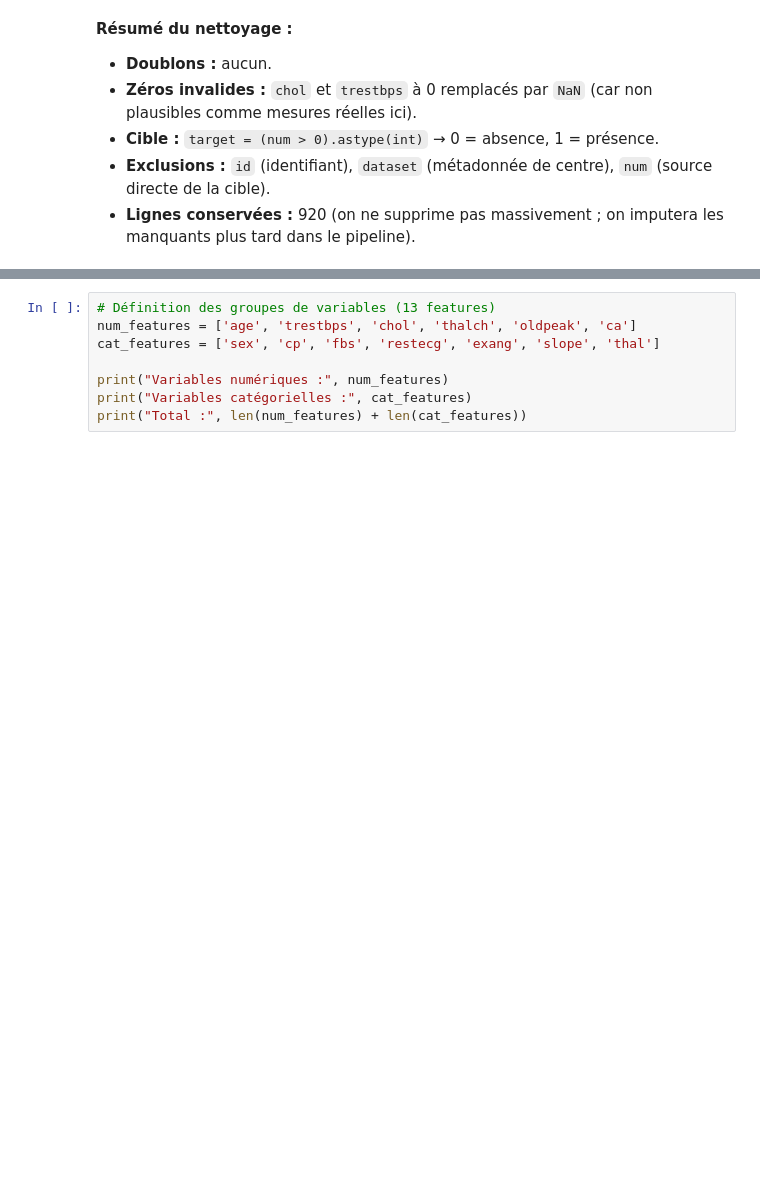
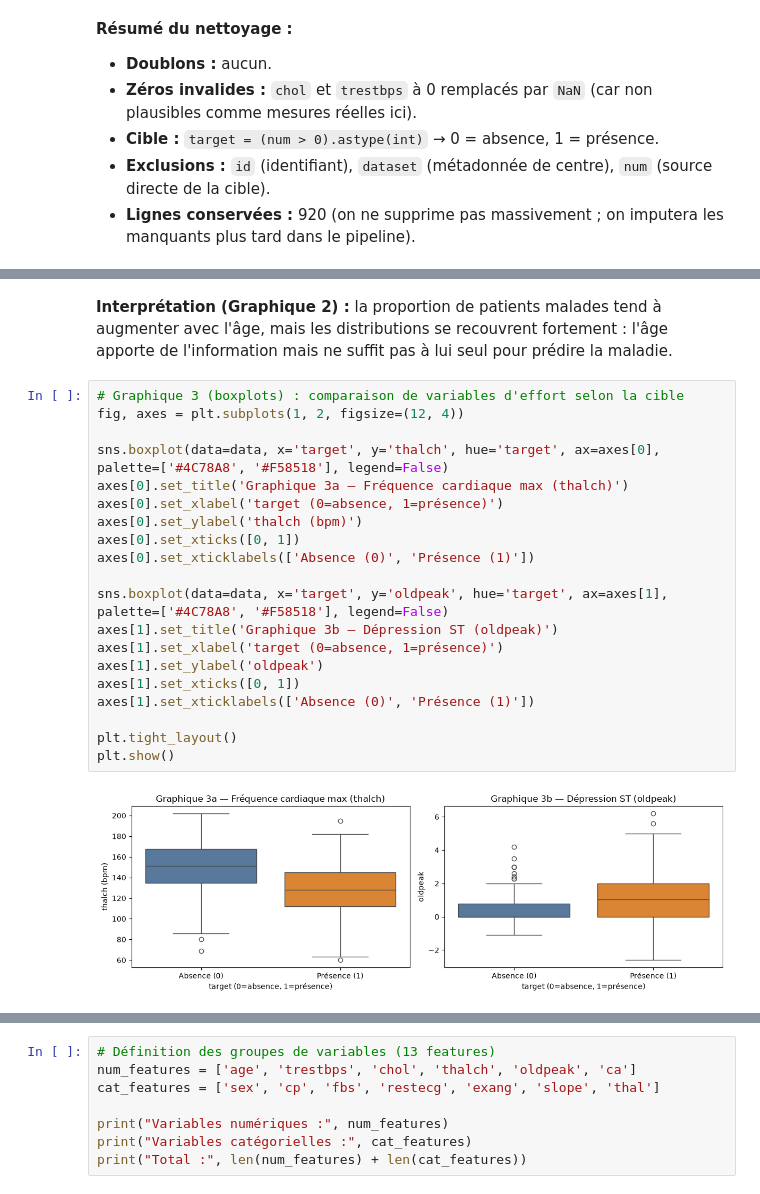
Before and after one commit to bennoomenfaker/cardiorisk-studio, a Jupyter notebook: heart_disease_project_organized.ipynb, the cells around one changed output, grey strips where cells are left out. Saved outputs shown, nothing was run; the diff lists cells and outputs as text; blank space fills up the shorter version.

```diff
--- a/heart_disease_project_organized.ipynb
+++ b/heart_disease_project_organized.ipynb
@@ -584,0 +618,24 @@ Pourquoi exclure 'num' ? Parce que 'num' sert à construire 'target'. L'utiliser
+# %% [markdown]
+**Interprétation (Graphique 2) :** la proportion de patients malades tend à augmenter avec l'âge, mais les distributions se recouvrent fortement : l'âge apporte de l'information mais ne suffit pas à lui seul pour prédire la maladie.
+# %%
+# Graphique 3 (boxplots) : comparaison de variables d'effort selon la cible
+fig, axes = plt.subplots(1, 2, figsize=(12, 4))
+
+sns.boxplot(data=data, x='target', y='thalch', hue='target', ax=axes[0], palette=['#4C78A8', '#F58518'], legend=False)
+axes[0].set_title('Graphique 3a — Fréquence cardiaque max (thalch)')
+axes[0].set_xlabel('target (0=absence, 1=présence)')
+axes[0].set_ylabel('thalch (bpm)')
+axes[0].set_xticks([0, 1])
+axes[0].set_xticklabels(['Absence (0)', 'Présence (1)'])
+
+sns.boxplot(data=data, x='target', y='oldpeak', hue='target', ax=axes[1], palette=['#4C78A8', '#F58518'], legend=False)
+axes[1].set_title('Graphique 3b — Dépression ST (oldpeak)')
+axes[1].set_xlabel('target (0=absence, 1=présence)')
+axes[1].set_ylabel('oldpeak')
+axes[1].set_xticks([0, 1])
+axes[1].set_xticklabels(['Absence (0)', 'Présence (1)'])
+
+plt.tight_layout()
+plt.show()
+# %% [output]
+[figure, added]
```
Also changed, not shown: parts of 26 cells of this notebook.
